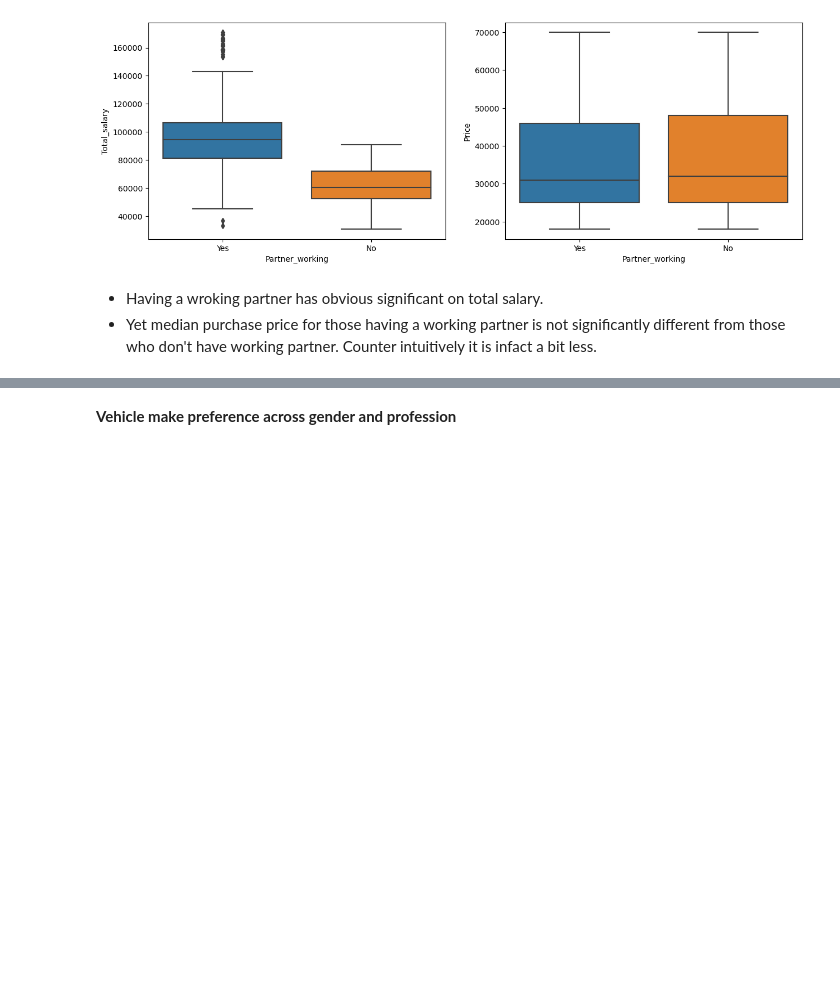
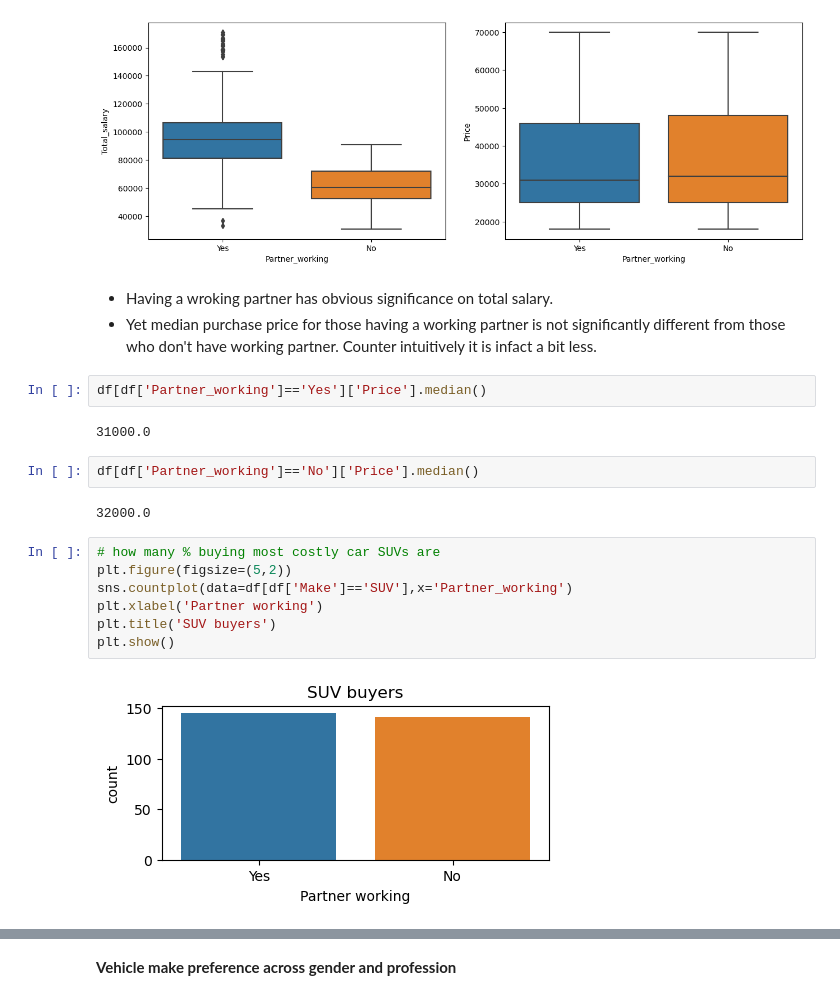
Before and after one commit to airbendor890/ML_AUG, a Jupyter notebook: PDS_project_Haraprasad_coded.ipynb, the cells around one changed output, grey strips where cells are left out. Saved outputs shown, nothing was run; the diff lists cells and outputs as text; blank space fills up the shorter version.

```diff
--- a/PDS_project_Haraprasad_coded.ipynb
+++ b/PDS_project_Haraprasad_coded.ipynb
@@ -623,8 +623,25 @@ plt.show()
 [figure]
 # %% [markdown]
 <ul>
-    <li>Having a wroking partner has obvious significant on total salary.</li>
+    <li>Having a wroking partner has obvious significance on total salary.</li>
     <li>Yet median purchase price for those having a working partner is not significantly different from
         those who don't have working partner. Counter intuitively it is infact a bit less.
     </li>
 </ul>
+# %%
+df[df['Partner_working']=='Yes']['Price'].median()
+# %% [output]
+31000.0
+# %%
+df[df['Partner_working']=='No']['Price'].median()
+# %% [output]
+32000.0
+# %%
+# how many % buying most costly car SUVs are
+plt.figure(figsize=(5,2))
+sns.countplot(data=df[df['Make']=='SUV'],x='Partner_working')
+plt.xlabel('Partner working')
+plt.title('SUV buyers')
+plt.show()
+# %% [output]
+[figure, added]
```
Also changed, not shown: parts of 18 cells of this notebook.
